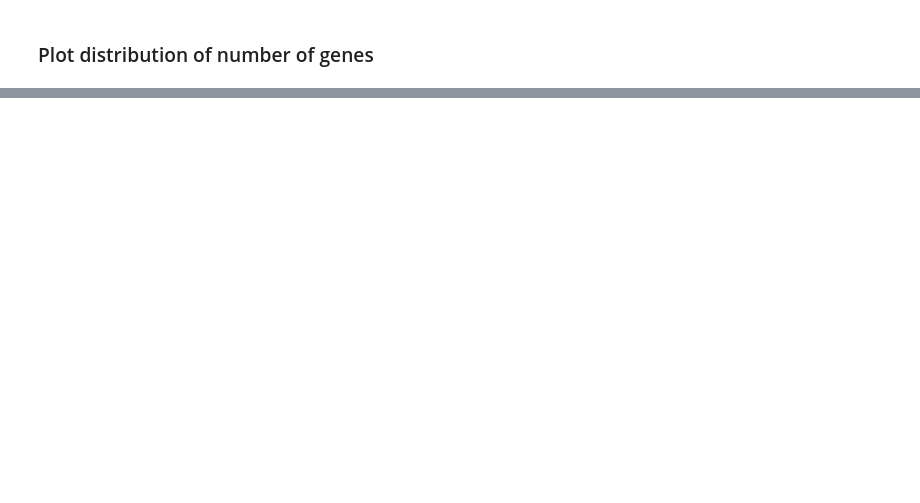
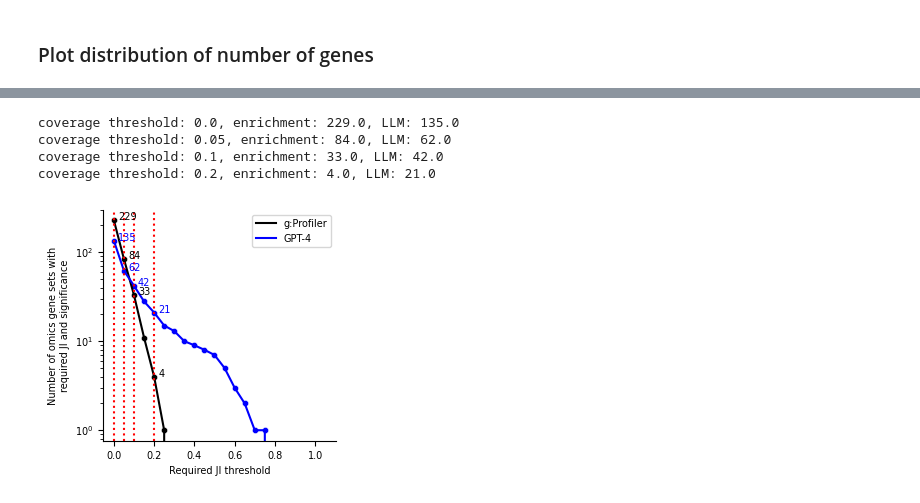
Before and after one commit to idekerlab/llm_evaluation_for_gene_set_interpretation, a Jupyter notebook: 6B.[Omics_revamped]GenerateOmicsFigures.ipynb, the cells around one changed output, grey strips where cells are left out. Cells and saved outputs as stored; diff of their text form; code cells hidden in the pictures; blank space fills up the shorter version.

```diff
--- a/6B.[Omics_revamped]GenerateOmicsFigures.ipynb
+++ b/6B.[Omics_revamped]GenerateOmicsFigures.ipynb
@@ -76,0 +51,23 @@ ggsave(filename = "figures/OmicsRevamped_geneSetSizes.svg", plot = nGenes_count_
+# %%
+import pandas as pd
+import numpy as np
+
+# load the data
+reduced_LLM_genes_APV_only_DF = pd.read_csv("data/omics_revamped_LLM_gprofiler_new_gene_name_DF_APV_only.tsv", sep="\t")
+
+from utils.analyze_enrichment_utils import plot_thresholding_res
+%reload_ext autoreload
+%autoreload 2
+
+# set adj p-value threshold and LLM confidence score threshold
+adj_pval_thresh = 0.05
+LLM_score_thresh = 0.01
+
+save_plot_dir = 'figures/omics_revamped_LLM_gprofiler_new_gene_name_DF_reduce_APV_add_JI_thresh_curve.svg'
+plot_thresholding_res(reduced_LLM_genes_APV_only_DF, 'gprofiler_JI', 'LLM_JI',coverage_thresh_list = np.arange(0.0, 1.1, 0.05), enrich_adj_pval_thresh = adj_pval_thresh, LLM_score_thresh = LLM_score_thresh, highlight_coverage = [0.0, 0.05, 0.1, 0.2],figsize=(3,3), ax_label_keyword= 'JI', log_scale=True, save_file=save_plot_dir)
+# %% [output]
+coverage threshold: 0.0, enrichment: 229.0, LLM: 135.0
+coverage threshold: 0.05, enrichment: 84.0, LLM: 62.0
+coverage threshold: 0.1, enrichment: 33.0, LLM: 42.0
+coverage threshold: 0.2, enrichment: 4.0, LLM: 21.0
+[figure, added]
```
Also changed, not shown: parts of 21 cells of this notebook, 29 other files.
